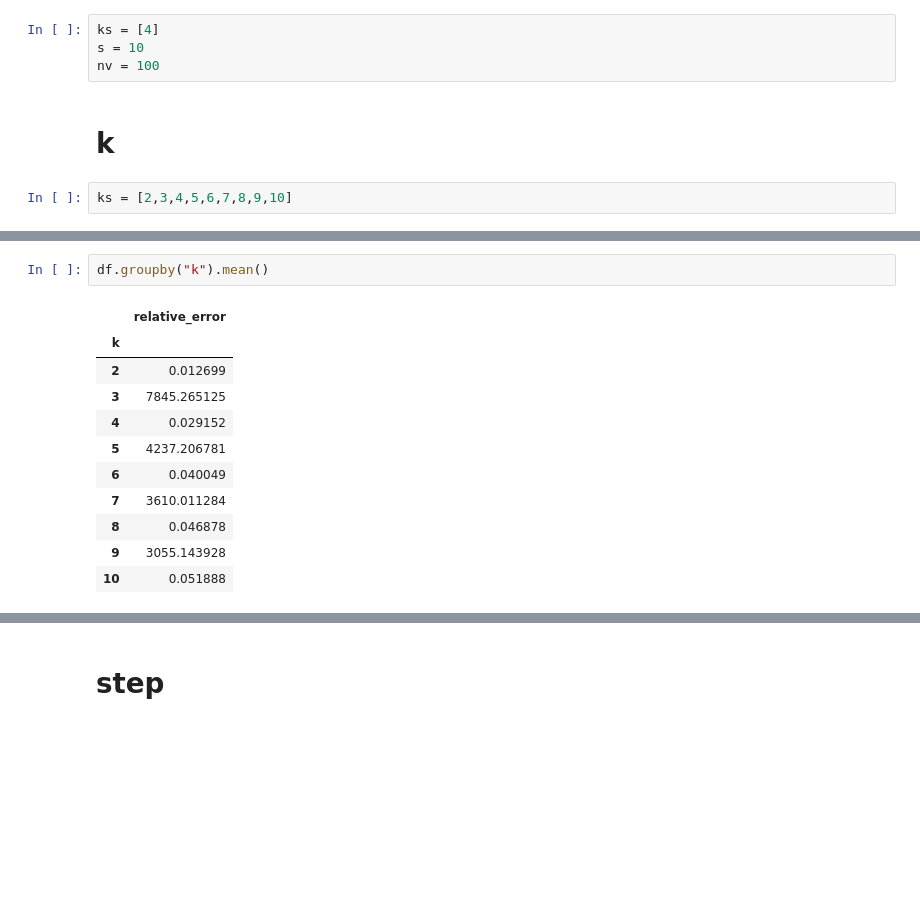
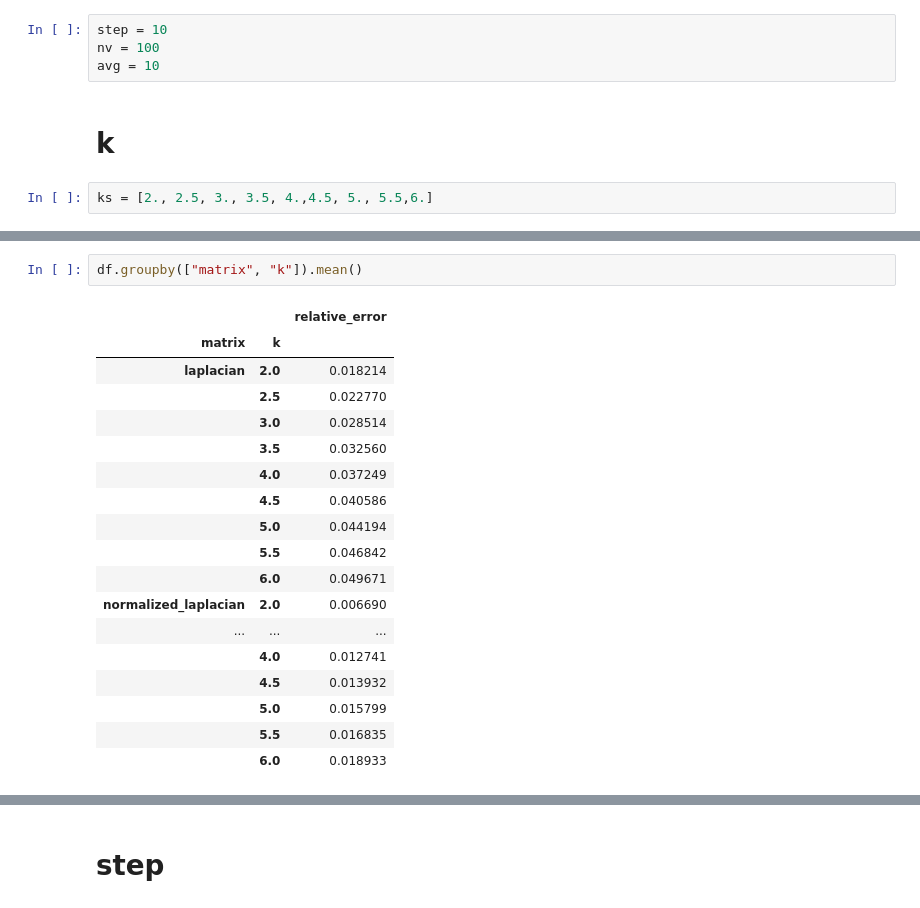
Before and after one commit to unonao/SPENet, a Jupyter notebook: plot_pram_sensitivity.ipynb, the cells around one changed output, grey strips where cells are left out. Drawn from its saved outputs; the diff is of its cells as text; blank space fills up the shorter version.

```diff
--- a/plot_pram_sensitivity.ipynb
+++ b/plot_pram_sensitivity.ipynb
@@ -12,10 +12,10 @@ import pandas as pd
 import matplotlib.pyplot as plt
 import seaborn as sns
 # %%
-ks = [4]
-s = 10
+step = 10
 nv = 100
+avg = 10
 # %% [markdown]
 # k
 # %%
-ks = [2,3,4,5,6,7,8,9,10]
+ks = [2., 2.5, 3., 3.5, 4.,4.5, 5., 5.5,6.]
@@ -110,15 +107,22 @@ df[df["relative_error"]>1000]
 # %%
-df.groupby("k").mean()
+df.groupby(["matrix", "k"]).mean()
 # %% [output]
-|  | relative_error |
-| k |  |
-| 2 | 0.012699 |
-| 3 | 7845.265125 |
-| 4 | 0.029152 |
-| 5 | 4237.206781 |
-| 6 | 0.040049 |
-| 7 | 3610.011284 |
-| 8 | 0.046878 |
-| 9 | 3055.143928 |
-| 10 | 0.051888 |
+|  |  | relative_error |
+| matrix | k |  |
+| laplacian | 2.0 | 0.018214 |
+|  | 2.5 | 0.022770 |
+|  | 3.0 | 0.028514 |
+|  | 3.5 | 0.032560 |
+|  | 4.0 | 0.037249 |
+|  | 4.5 | 0.040586 |
+|  | 5.0 | 0.044194 |
+|  | 5.5 | 0.046842 |
+|  | 6.0 | 0.049671 |
+| normalized_laplacian | 2.0 | 0.006690 |
+| ... | ... | ... |
+|  | 4.0 | 0.012741 |
+|  | 4.5 | 0.013932 |
+|  | 5.0 | 0.015799 |
+|  | 5.5 | 0.016835 |
+|  | 6.0 | 0.018933 |
 # %%
```
Also changed, not shown: parts of 14 cells of this notebook, 9 other files.
